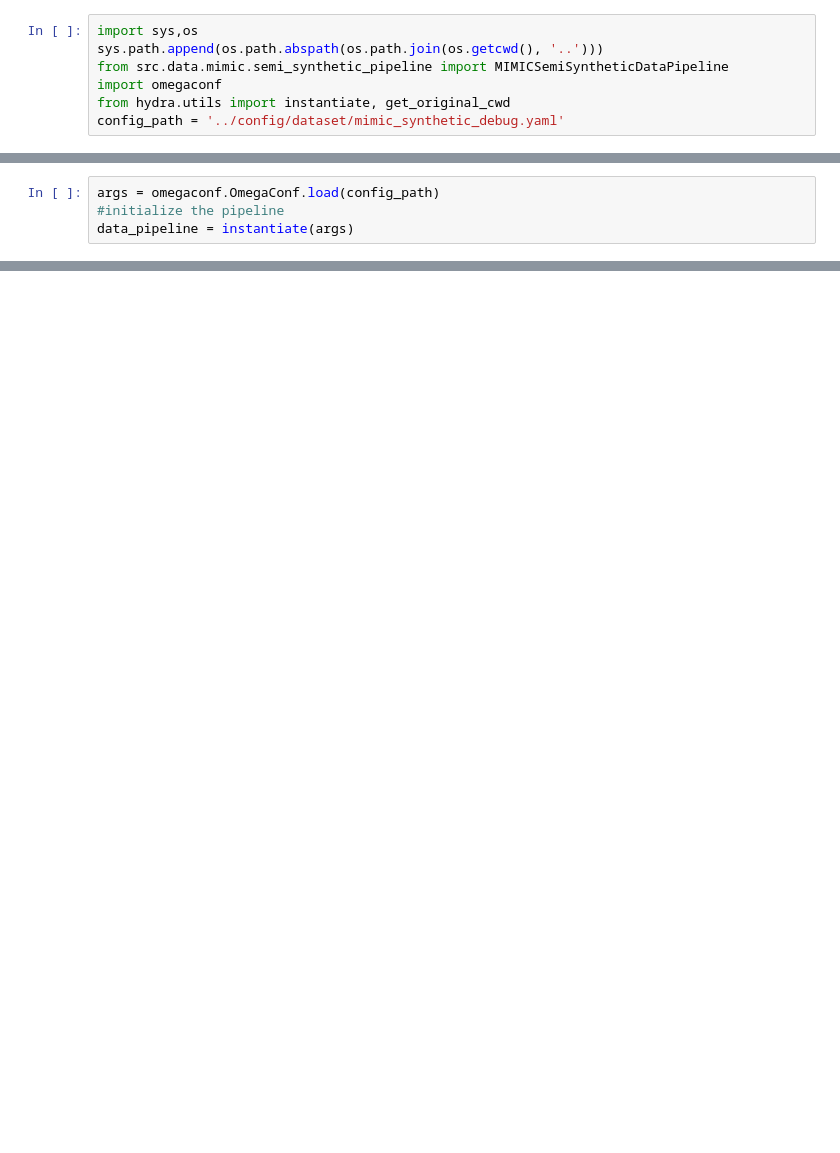
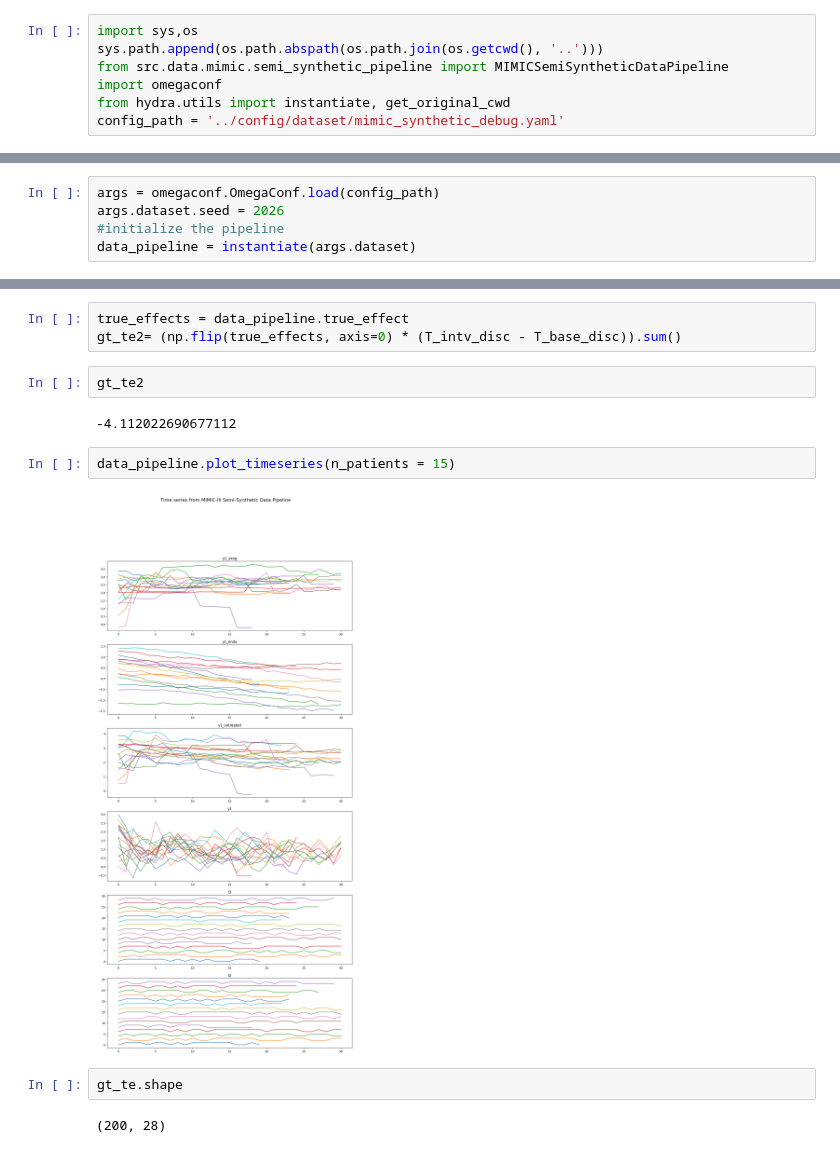
Before and after one commit to Neferpitou3871/DeepBlip, a Jupyter notebook: notebooks/mimic_synthetic_datapipeline.ipynb, the cells around one changed output, grey strips where cells are left out. Drawn from its saved outputs; the diff is of its cells as text; blank space fills up the shorter version.

```diff
--- a/notebooks/mimic_synthetic_datapipeline.ipynb
+++ b/notebooks/mimic_synthetic_datapipeline.ipynb
@@ -8,4 +12,5 @@ config_path = '../config/dataset/mimic_synthetic_debug.yaml'
 # %%
 args = omegaconf.OmegaConf.load(config_path)
+args.dataset.seed = 2026
 #initialize the pipeline
-data_pipeline = instantiate(args)
+data_pipeline = instantiate(args.dataset)
@@ -18,0 +37,15 @@ dict_keys(['_target_', 'seed', 'name', 'path', 'min_seq_length', 'max_seq_length
+# %%
+true_effects = data_pipeline.true_effect
+gt_te2= (np.flip(true_effects, axis=0) * (T_intv_disc - T_base_disc)).sum()
+# %%
+gt_te2
+# %% [output]
+-4.112022690677112
+# %%
+data_pipeline.plot_timeseries(n_patients = 15)
+# %% [output]
+[figure, added]
+# %%
+gt_te.shape
+# %% [output]
+(200, 28)
```
Also changed, not shown: parts of 6 cells of this notebook, 11 other files.
